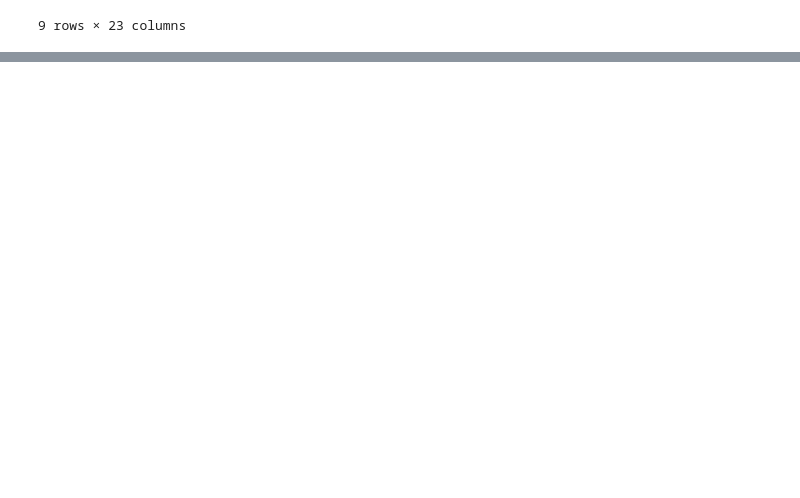
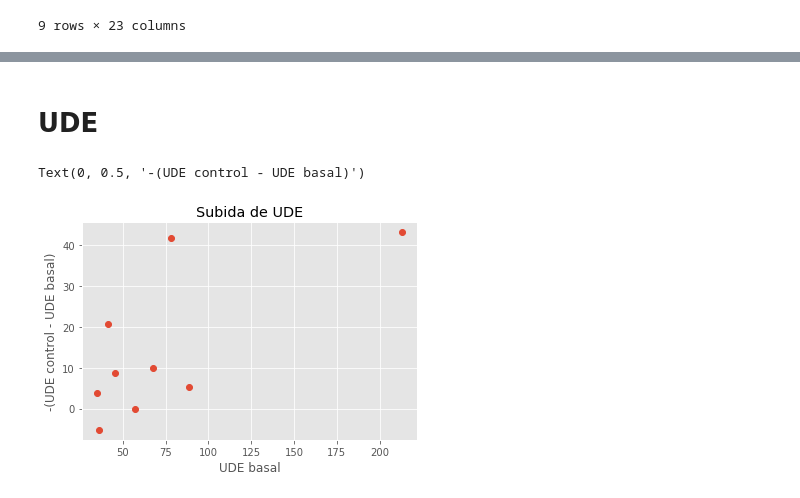
Before and after one commit to dprada/natalia, a Jupyter notebook: Primer_Tratamiento_Datos.ipynb, the cells around one changed output, grey strips where cells are left out. Drawn from its saved outputs; the diff is of its cells as text; code cells hidden in the pictures; blank space fills up the shorter version.

```diff
--- a/Primer_Tratamiento_Datos.ipynb
+++ b/Primer_Tratamiento_Datos.ipynb
@@ -6,3 +8,5 @@ import seaborn as sns
+# %%
+plt.style.use('ggplot')
 # %%
 df = pd.read_excel (r'BASE DE DATOS TESIS ACNE.xlsx')
 # %%
@@ -51,0 +38,2 @@ df['Edad '].hist(bins =5)
+# %%
+delta_UDE = df['UDE control']-df['UDE basal']
@@ -51,0 +46,10 @@ df['Edad '].hist(bins =5)
+# %% [markdown]
+# UDE
+# %%
+plt.plot(df['UDE basal'],-delta_UDE,'o')
+plt.title("Subida de UDE")
+plt.xlabel("UDE basal")
+plt.ylabel("-(UDE control - UDE basal)")
+# %% [output]
+Text(0, 0.5, '-(UDE control - UDE basal)')
+[figure, added]
```
Also changed, not shown: parts of 17 cells of this notebook, 1 other file.
